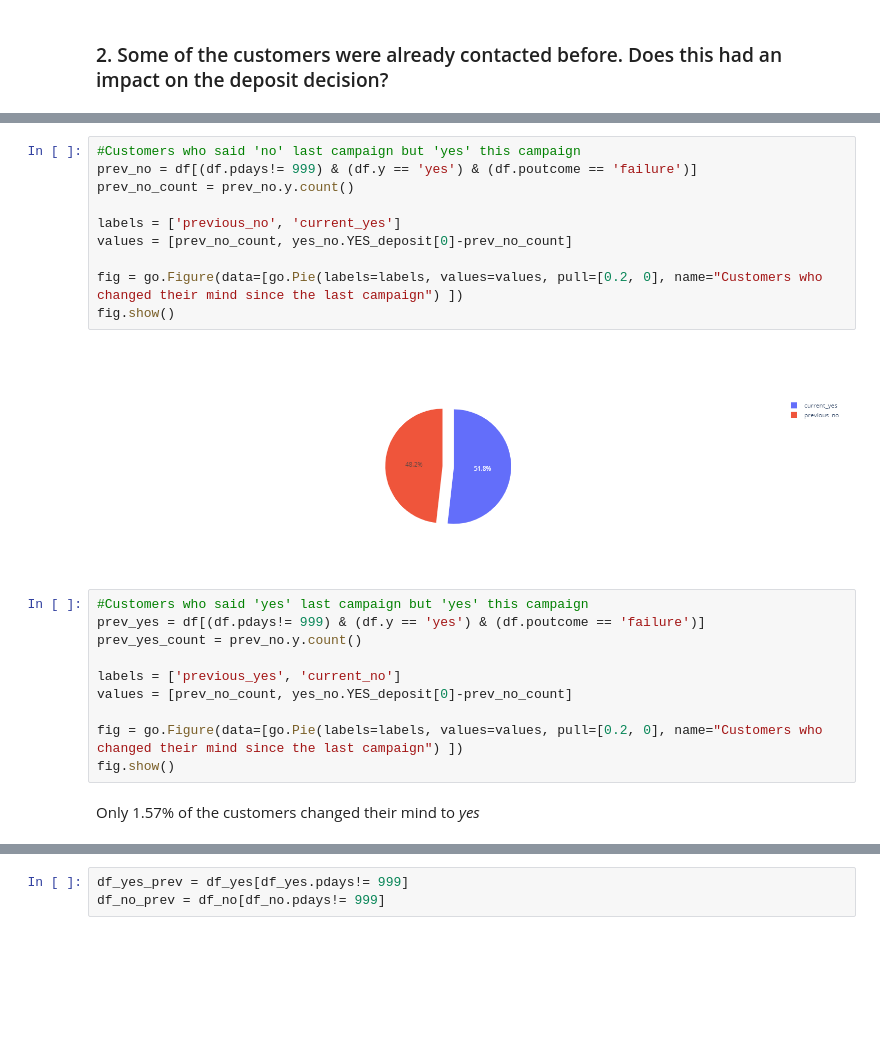
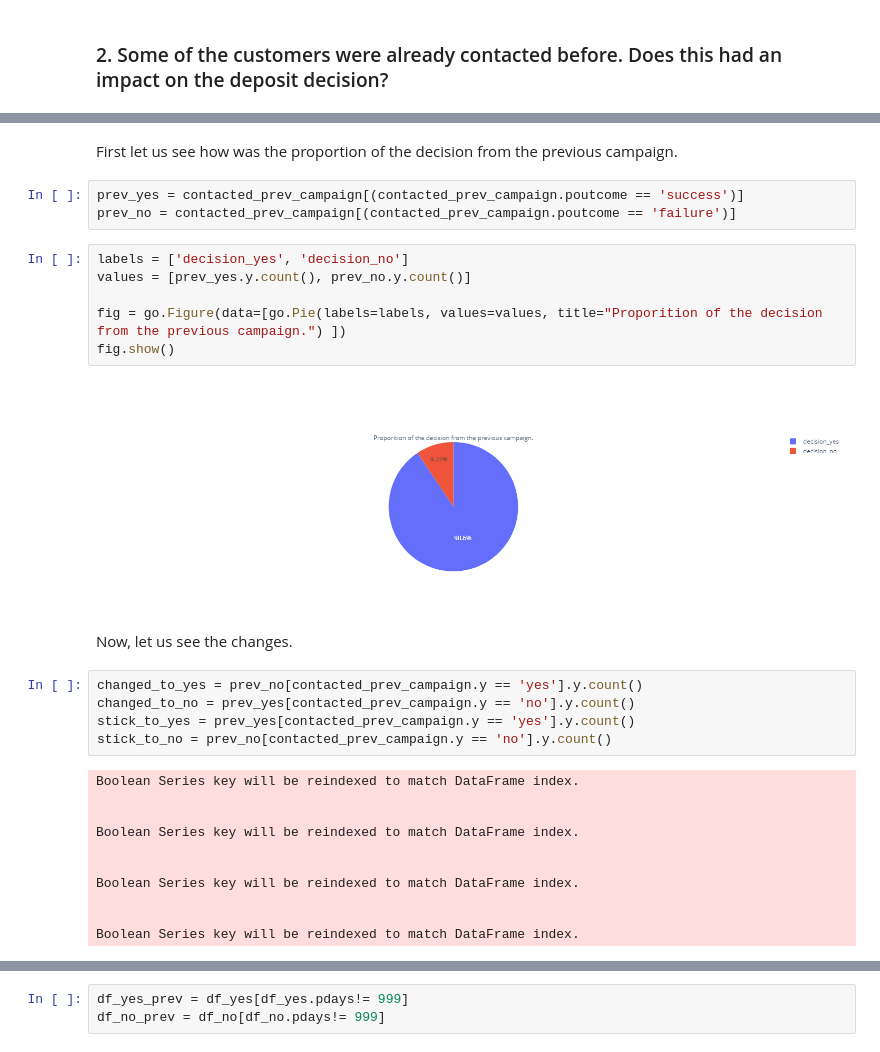
Before and after one commit to o-sapov/data_science_course-mlgraz, a Jupyter notebook: notebooks/eda.ipynb, the cells around one changed output, grey strips where cells are left out. Drawn from its saved outputs; the diff is of its cells as text; blank space fills up the shorter version.

```diff
--- a/notebooks/eda.ipynb
+++ b/notebooks/eda.ipynb
@@ -98,24 +117,31 @@ From the pie chart above we see that the number of the customers who were previo
-# %%
-#Customers who said 'no' last campaign but 'yes' this campaign
-prev_no = df[(df.pdays!= 999) & (df.y == 'yes') & (df.poutcome == 'failure')]
-prev_no_count = prev_no.y.count()
-
-labels = ['previous_no', 'current_yes']
-values = [prev_no_count, yes_no.YES_deposit[0]-prev_no_count]
-
-fig = go.Figure(data=[go.Pie(labels=labels, values=values, pull=[0.2, 0], name="Customers who changed their mind since the last campaign") ])
-fig.show()
-# %% [output]
-[figure, removed]
-# %%
-#Customers who said 'yes' last campaign but 'yes' this campaign
-prev_yes = df[(df.pdays!= 999) & (df.y == 'yes') & (df.poutcome == 'failure')]
-prev_yes_count = prev_no.y.count()
-
-labels = ['previous_yes', 'current_no']
-values = [prev_no_count, yes_no.YES_deposit[0]-prev_no_count]
-
-fig = go.Figure(data=[go.Pie(labels=labels, values=values, pull=[0.2, 0], name="Customers who changed their mind since the last campaign") ])
-fig.show()
-# %% [markdown]
-Only 1.57% of the customers changed their mind to *yes*
+# %% [markdown]
+First let us see how was the proportion of the decision from the previous campaign.
+# %%
+prev_yes = contacted_prev_campaign[(contacted_prev_campaign.poutcome == 'success')]
+prev_no = contacted_prev_campaign[(contacted_prev_campaign.poutcome == 'failure')]
+# %%
+labels = ['decision_yes', 'decision_no']
+values = [prev_yes.y.count(), prev_no.y.count()]
+
+fig = go.Figure(data=[go.Pie(labels=labels, values=values, title="Proporition of the decision from the previous campaign.") ])
+fig.show()
+# %% [output]
+[figure, added]
+# %% [markdown]
+Now, let us see the changes.
+# %%
+changed_to_yes = prev_no[contacted_prev_campaign.y == 'yes'].y.count()
+changed_to_no = prev_yes[contacted_prev_campaign.y == 'no'].y.count()
+stick_to_yes = prev_yes[contacted_prev_campaign.y == 'yes'].y.count()
+stick_to_no = prev_no[contacted_prev_campaign.y == 'no'].y.count()
+# %% [output]
+Boolean Series key will be reindexed to match DataFrame index.
+
+
+Boolean Series key will be reindexed to match DataFrame index.
+
+
+Boolean Series key will be reindexed to match DataFrame index.
+
+
+Boolean Series key will be reindexed to match DataFrame index.
```
Also changed, not shown: parts of 16 cells of this notebook.
